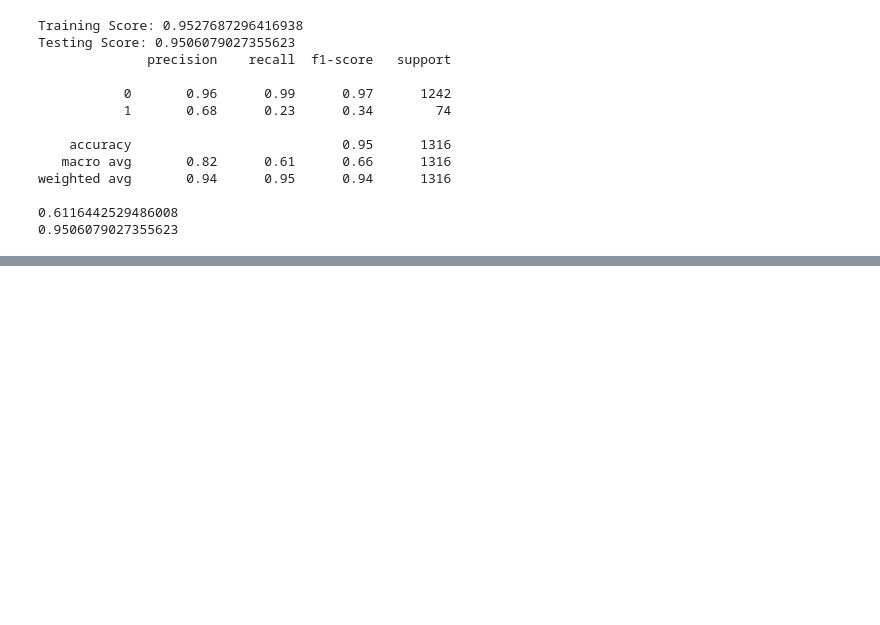
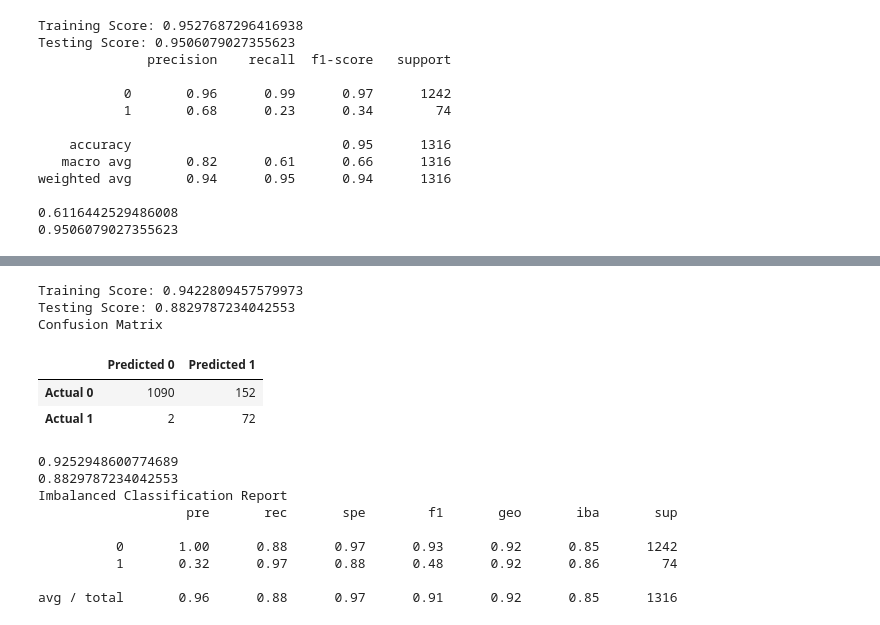
Before and after one commit to guevarch/projectchris, a Jupyter notebook: Final/BTC Machine Learning.ipynb, the cells around one changed output, grey strips where cells are left out. Saved outputs shown, nothing was run; the diff lists cells and outputs as text; code cells hidden in the pictures; blank space fills up the shorter version.

```diff
--- a/Final/BTC Machine Learning.ipynb
+++ b/Final/BTC Machine Learning.ipynb
@@ -414,0 +479,21 @@ weighted avg       0.94      0.95      0.94      1316
+# %%
+## Oversampling
+
+# Resample the training data with the RandomOversampler
+from imblearn.over_sampling import RandomOverSampler
+from imblearn.metrics import classification_report_imbalanced
+from sklearn.linear_model import LogisticRegression
+from collections import Counter
+ros = RandomOverSampler(random_state=1)
+X_resampled, y_resampled = ros.fit_resample(X_train, y_train)
+
+Counter(y_resampled)
+
+
+from sklearn.linear_model import LogisticRegression
+model = LogisticRegression(solver='newton-cg', random_state=1)
+LogisticRegression(C=10.0, class_weight=None, dual=False, fit_intercept=True,
+   intercept_scaling=1, max_iter=100, multi_class='warn', penalty='12',
+   random_state=1, solver='newton-cg', tol=0.0001, warm_start=False)
+
+model.fit(X_resampled, y_resampled)
@@ -414,0 +509,33 @@ weighted avg       0.94      0.95      0.94      1316
+# %%
+y_pred = model.predict(X_test)
+# Calculating the confusion matrix
+cm = confusion_matrix(y_test, y_pred)
+# Create a DataFrame from the confusion matrix.
+cm_df = pd.DataFrame(
+    cm, index=["Actual 0", "Actual 1"], columns=["Predicted 0", "Predicted 1"])
+# %%
+# Displaying results
+print(f'Training Score: {model.score(X_resampled, y_resampled)}')
+print(f'Testing Score: {model.score(X_test, y_test)}')
+print("Confusion Matrix")
+display(cm_df)
+print(balanced_accuracy_score(y_test, y_pred))
+print(accuracy_score(y_test, y_pred))
+print("Imbalanced Classification Report")
+print(classification_report_imbalanced(y_test, y_pred))
+# %% [output]
+Training Score: 0.9422809457579973
+Testing Score: 0.8829787234042553
+Confusion Matrix
+|  | Predicted 0 | Predicted 1 |
+| Actual 0 | 1090 | 152 |
+| Actual 1 | 2 | 72 |
+0.9252948600774689
+0.8829787234042553
+Imbalanced Classification Report
+                   pre       rec       spe        f1       geo       iba       sup
+
+          0       1.00      0.88      0.97      0.93      0.92      0.85      1242
+          1       0.32      0.97      0.88      0.48      0.92      0.86        74
+
+avg / total       0.96      0.88      0.97      0.91      0.92      0.85      1316
```
Also changed, not shown: parts of 7 cells of this notebook, 6 other files.
